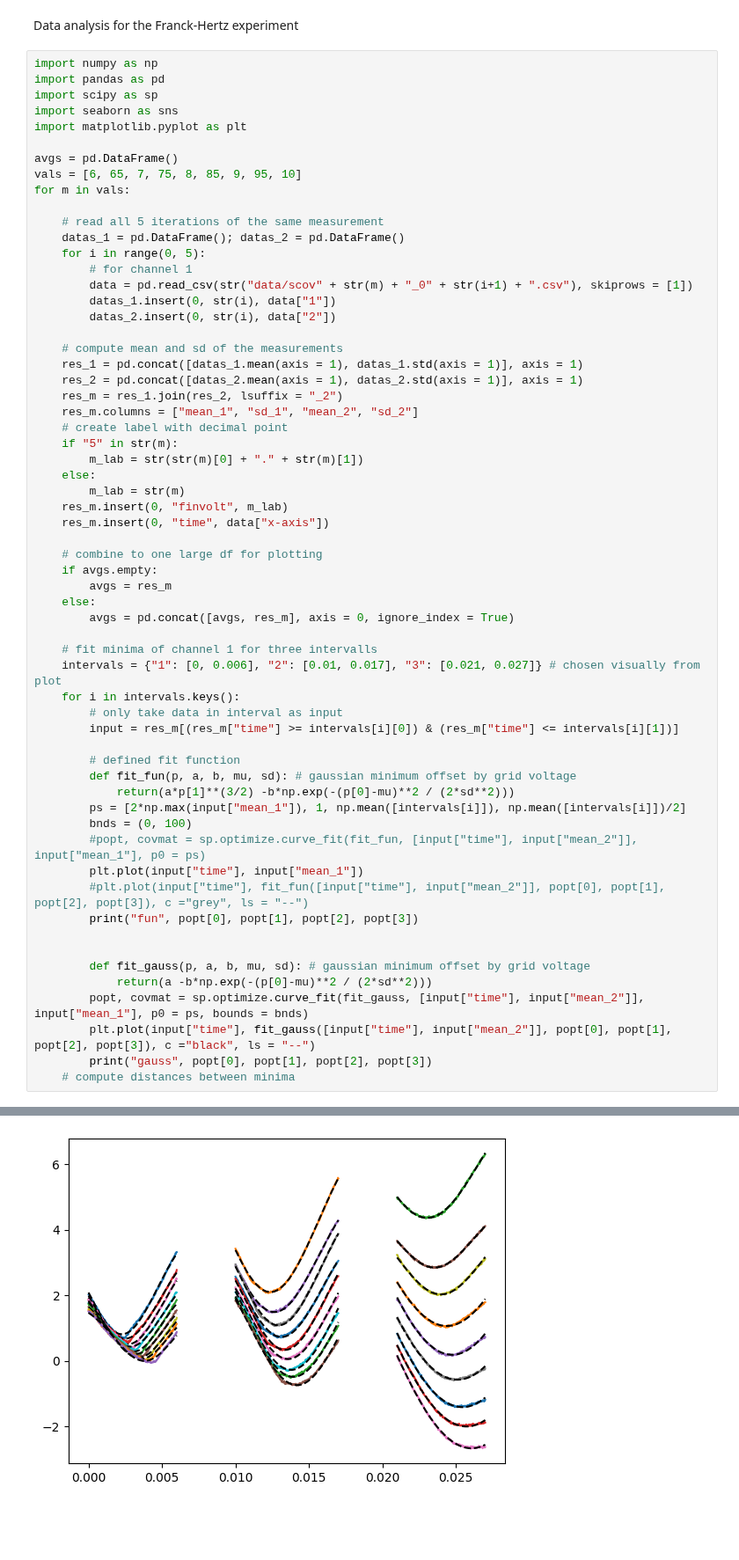
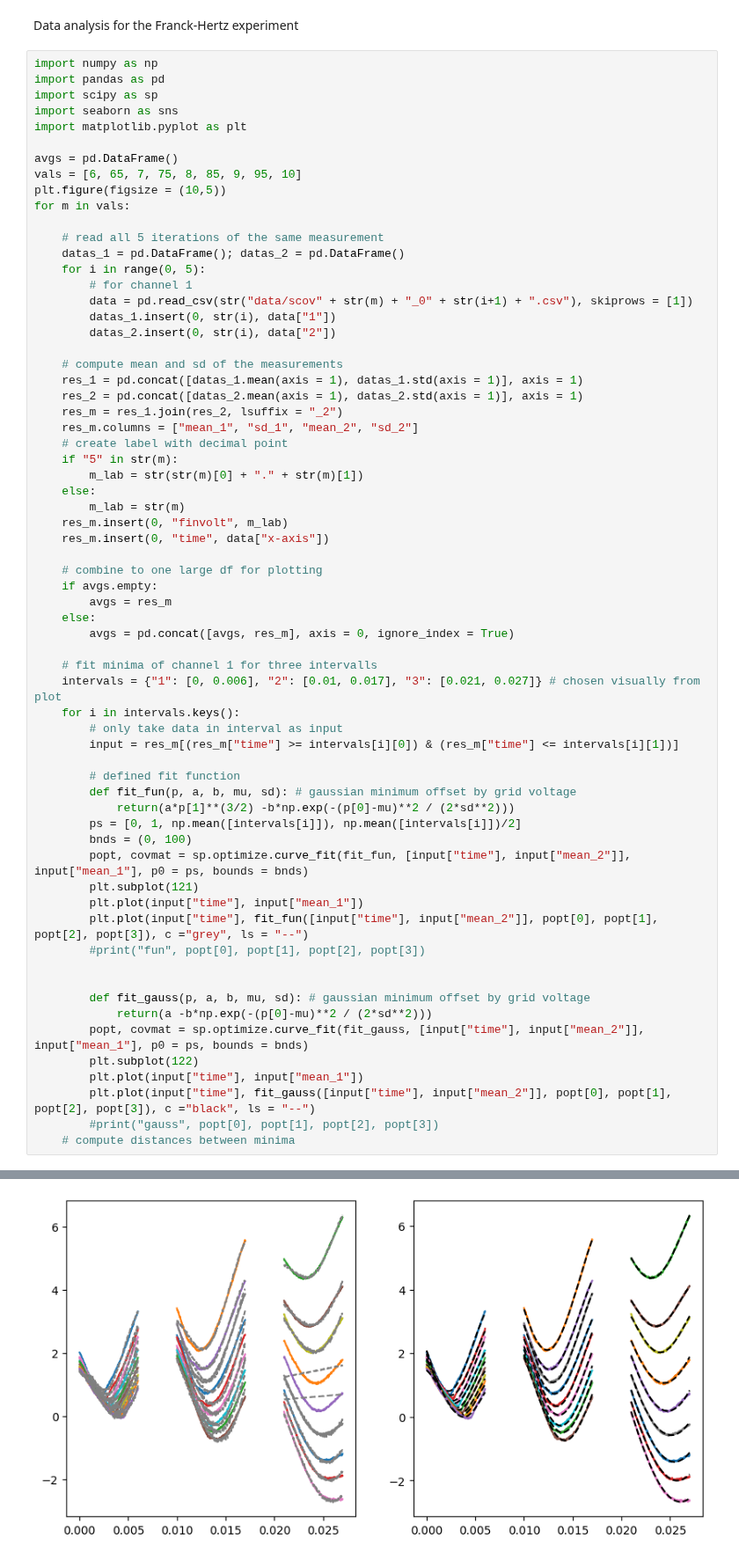
Before and after one commit to KemalOenen/advanced_labcourse, a Jupyter notebook: E065/data_analysis.ipynb, the cells around one changed output, grey strips where cells are left out. Shown at 88% size. Drawn from its saved outputs; the diff is of its cells as text; blank space fills up the shorter version.

```diff
--- a/E065/data_analysis.ipynb
+++ b/E065/data_analysis.ipynb
@@ -9,6 +9,7 @@ import matplotlib.pyplot as plt
 
 avgs = pd.DataFrame()
 vals = [6, 65, 7, 75, 8, 85, 9, 95, 10]
+plt.figure(figsize = (10,5))
 for m in vals:
 
     # read all 5 iterations of the same measurement
@@ -47,18 +48,21 @@ for m in vals:
         # defined fit function
         def fit_fun(p, a, b, mu, sd): # gaussian minimum offset by grid voltage
             return(a*p[1]**(3/2) -b*np.exp(-(p[0]-mu)**2 / (2*sd**2)))
-        ps = [2*np.max(input["mean_1"]), 1, np.mean([intervals[i]]), np.mean([intervals[i]])/2]
+        ps = [0, 1, np.mean([intervals[i]]), np.mean([intervals[i]])/2]
         bnds = (0, 100)
-        #popt, covmat = sp.optimize.curve_fit(fit_fun, [input["time"], input["mean_2"]], input["mean_1"], p0 = ps)
+        popt, covmat = sp.optimize.curve_fit(fit_fun, [input["time"], input["mean_2"]], input["mean_1"], p0 = ps, bounds = bnds)
+        plt.subplot(121)
         plt.plot(input["time"], input["mean_1"])
-        #plt.plot(input["time"], fit_fun([input["time"], input["mean_2"]], popt[0], popt[1], popt[2], popt[3]), c ="grey", ls = "--")
-        print("fun", popt[0], popt[1], popt[2], popt[3])
+        plt.plot(input["time"], fit_fun([input["time"], input["mean_2"]], popt[0], popt[1], popt[2], popt[3]), c ="grey", ls = "--")
+        #print("fun", popt[0], popt[1], popt[2], popt[3])
 
 
         def fit_gauss(p, a, b, mu, sd): # gaussian minimum offset by grid voltage
             return(a -b*np.exp(-(p[0]-mu)**2 / (2*sd**2)))
         popt, covmat = sp.optimize.curve_fit(fit_gauss, [input["time"], input["mean_2"]], input["mean_1"], p0 = ps, bounds = bnds)
+        plt.subplot(122)
+        plt.plot(input["time"], input["mean_1"])
         plt.plot(input["time"], fit_gauss([input["time"], input["mean_2"]], popt[0], popt[1], popt[2], popt[3]), c ="black", ls = "--")
-        print("gauss", popt[0], popt[1], popt[2], popt[3])
+        #print("gauss", popt[0], popt[1], popt[2], popt[3])
     # compute distances between minima
 # %% [output]
@@ -82,4 +69,4 @@ gauss 11.165349696150832 13.832133390490757 0.02605707622265 0.00746801873411244
-[figure, old version]
+[figure, new version]
 # %%
 # plot all curves plus decided fit range
 #avgs.insert(0, "time", np.tile(np.array(data["x-axis"]), len(vals)))
```
Also changed, not shown: parts of 1 cell of this notebook.
